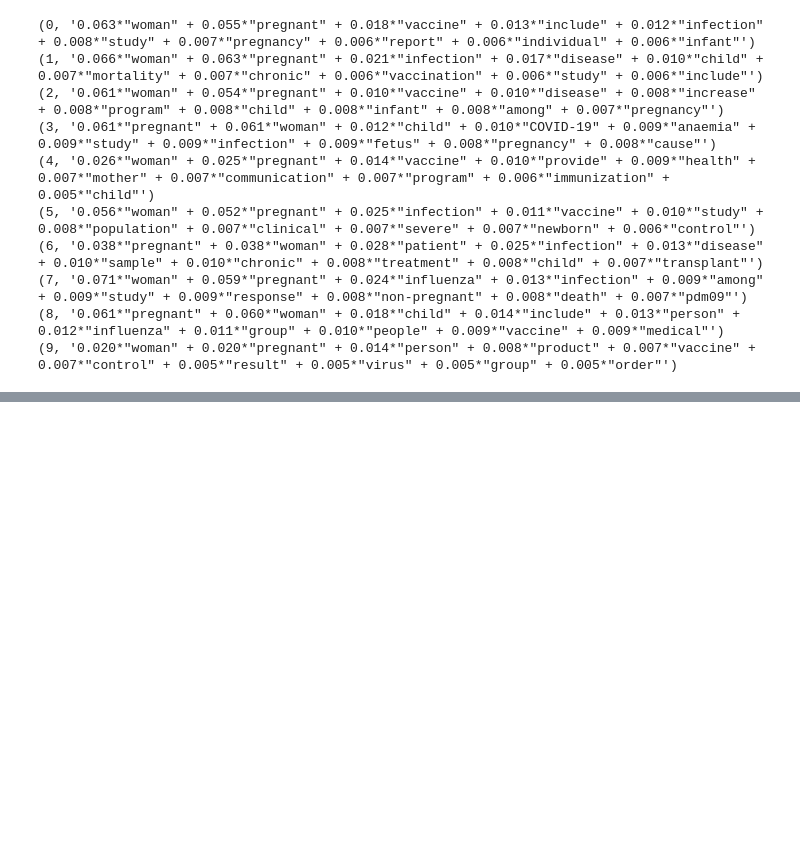
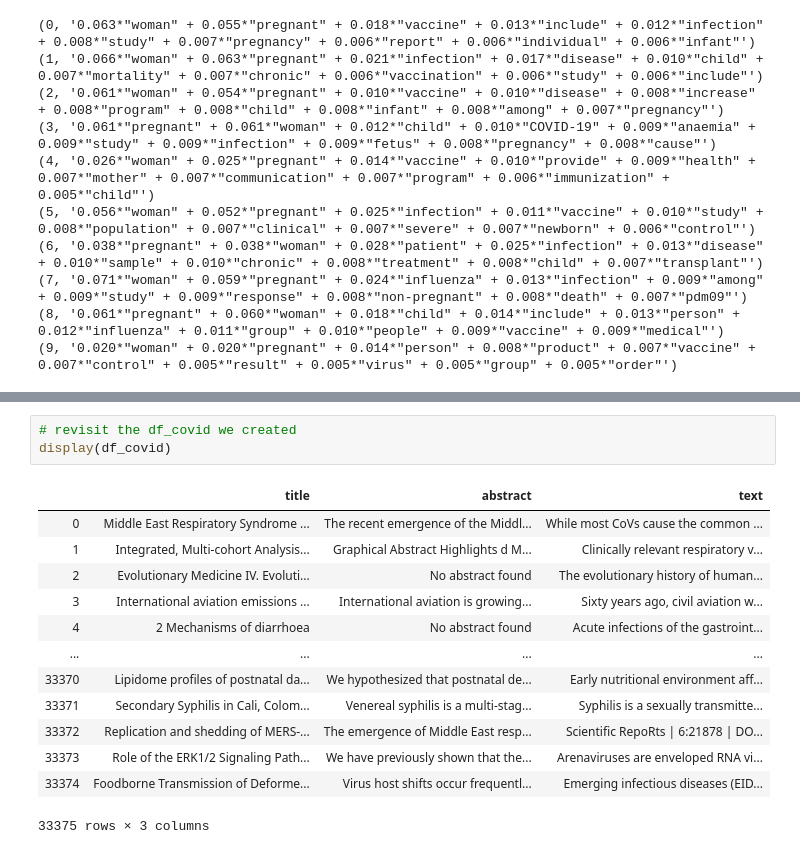
Before and after one commit to kjanjua26/Octofying-COVDI19-Literature, a Jupyter notebook: code/data_explainability/Data_Explainability_Visualizations.ipynb, the cells around one changed output, grey strips where cells are left out. Saved outputs shown, nothing was run; the diff lists cells and outputs as text; blank space fills up the shorter version.

```diff
--- a/code/data_explainability/Data_Explainability_Visualizations.ipynb
+++ b/code/data_explainability/Data_Explainability_Visualizations.ipynb
@@ -290,0 +297,17 @@ Nbr:  348  Title:  Influenza virus-related critical illness: pathophysiology and
+# %%
+# revisit the df_covid we created
+display(df_covid)
+# %% [output]
+|  | title | abstract | text |
+| 0 | Middle East Respiratory Syndrome ... | The recent emergence of the Middl... | While most CoVs cause the common ... |
+| 1 | Integrated, Multi-cohort Analysis... | Graphical Abstract Highlights d M... | Clinically relevant respiratory v... |
+| 2 | Evolutionary Medicine IV. Evoluti... | No abstract found | The evolutionary history of human... |
+| 3 | International aviation emissions ... | International aviation is growing... | Sixty years ago, civil aviation w... |
+| 4 | 2 Mechanisms of diarrhoea | No abstract found | Acute infections of the gastroint... |
+| ... | ... | ... | ... |
+| 33370 | Lipidome profiles of postnatal da... | We hypothesized that postnatal de... | Early nutritional environment aff... |
+| 33371 | Secondary Syphilis in Cali, Colom... | Venereal syphilis is a multi-stag... | Syphilis is a sexually transmitte... |
+| 33372 | Replication and shedding of MERS-... | The emergence of Middle East resp... | Scientific RepoRts | 6:21878 | DO... |
+| 33373 | Role of the ERK1/2 Signaling Path... | We have previously shown that the... | Arenaviruses are enveloped RNA vi... |
+| 33374 | Foodborne Transmission of Deforme... | Virus host shifts occur frequentl... | Emerging infectious diseases (EID... |
+33375 rows × 3 columns
```
Also changed, not shown: parts of 11 cells of this notebook.
